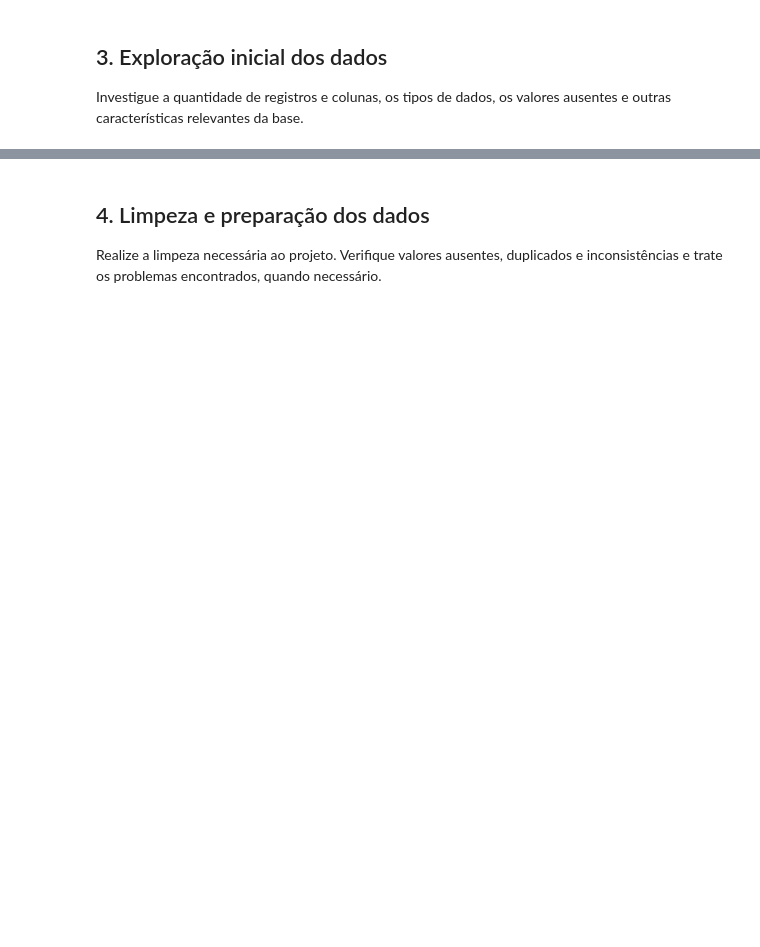
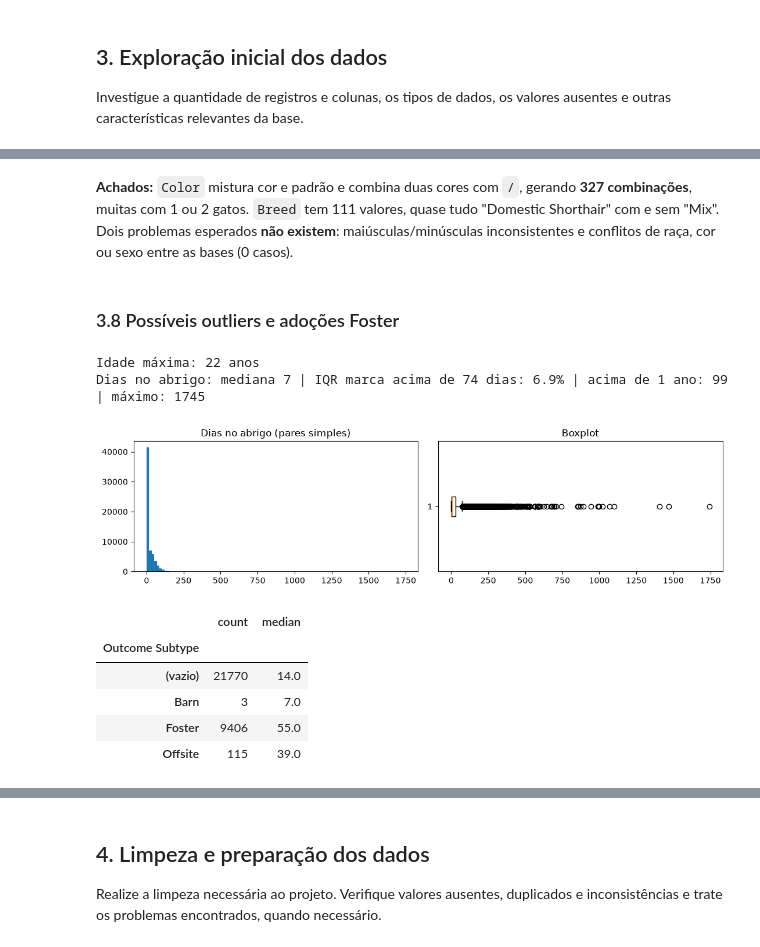
Before and after one commit to aylamich/MiauData, a Jupyter notebook: notebooks/projeto_adocao_gatinhos.ipynb, the cells around one changed output, grey strips where cells are left out. Drawn from its saved outputs; the diff is of its cells as text; code cells hidden in the pictures; blank space fills up the shorter version.

Commit message:
notebook enxugado: exploração em 8 subseções e decisões em poucas frases
Mesmo dataset final (gatos_ra1.csv idêntico); seção 7 e RA2 sem mudanças.

```diff
--- a/notebooks/projeto_adocao_gatinhos.ipynb
+++ b/notebooks/projeto_adocao_gatinhos.ipynb
@@ -982,0 +350,39 @@ Resumo dos 24 problemas e do que foi feito com cada um:
+# %% [markdown]
+**Achados:** `Color` mistura cor e padrão e combina duas cores com `/`, gerando **327 combinações**, muitas com 1 ou 2 gatos. `Breed` tem 111 valores, quase tudo "Domestic Shorthair" com e sem "Mix". Dois problemas esperados **não existem**: maiúsculas/minúsculas inconsistentes e conflitos de raça, cor ou sexo entre as bases (0 casos).
+# %% [markdown]
+### 3.8 Possíveis outliers e adoções Foster
+# %%
+# idade aproximada em anos, só pra ver o máximo
+num = entradas["Age upon Intake"].str.split().str[0].astype(int)
+unidade = entradas["Age upon Intake"].str.split().str[1].str.rstrip("s")
+anos = num * unidade.map({"day": 1, "week": 7, "month": 30.44, "year": 365.25}) / 365.25
+print(f"Idade máxima: {anos.max():.0f} anos")
+
+# dias no abrigo dos pares simples (só a data, sem a hora)
+dias = (simples["dt_saida"].dt.normalize() - simples["dt_entrada"].dt.normalize()).dt.days
+q1, q3 = dias.quantile([0.25, 0.75])
+limite = q3 + 1.5 * (q3 - q1)
+print(f"Dias no abrigo: mediana {dias.median():.0f} | IQR marca acima de {limite:.0f} dias: {(dias > limite).mean():.1%}"
+      f" | acima de 1 ano: {(dias > 365).sum()} | máximo: {dias.max()}")
+
+fig, ax = plt.subplots(1, 2, figsize=(11, 3))
+ax[0].hist(dias, bins=100)
+ax[0].set_title("Dias no abrigo (pares simples)")
+ax[1].boxplot(dias, orientation="horizontal")
+ax[1].set_title("Boxplot")
+plt.tight_layout()
+plt.show()
+
+# tempo das adoções por subtipo: o Foster (lar temporário) espera bem mais
+adocoes = simples.assign(dias=dias)[simples["Outcome Type"] == "Adoption"]
+adocoes.groupby(adocoes["Outcome Subtype"].fillna("(vazio)"))["dias"].agg(["count", "median"])
+# %% [output]
+Idade máxima: 22 anos
+Dias no abrigo: mediana 7 | IQR marca acima de 74 dias: 6.9% | acima de 1 ano: 99 | máximo: 1745
+[figure, added]
+|  | count | median |
+| Outcome Subtype |  |  |
+| (vazio) | 21770 | 14.0 |
+| Barn | 3 | 7.0 |
+| Foster | 9406 | 55.0 |
+| Offsite | 115 | 39.0 |
```
Also changed, not shown: parts of 192 cells of this notebook.
